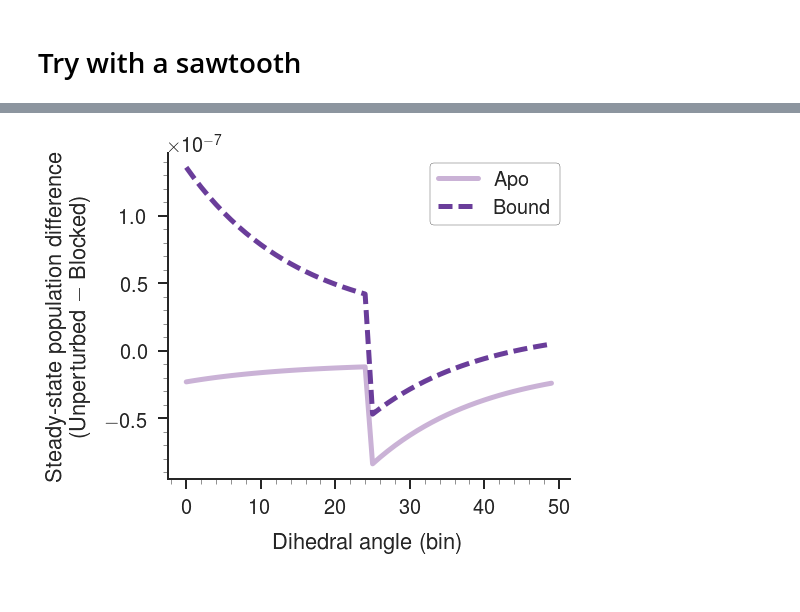
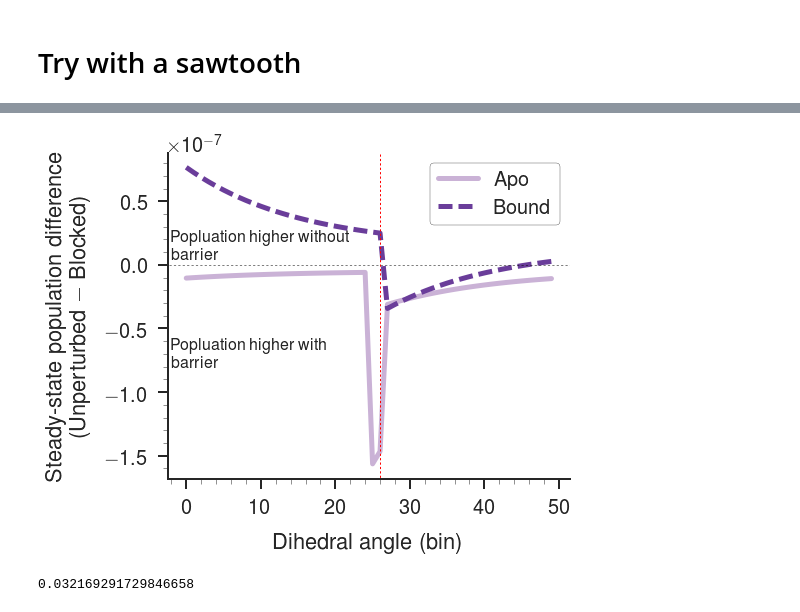
Before and after one commit to slochower/nonequilibrium-master, a Jupyter notebook: notebooks/force-on-barrier/force-on-barrier.ipynb, the cells around one changed output, grey strips where cells are left out. Cells and saved outputs as stored; diff of their text form; code cells hidden in the pictures.

```diff
--- a/notebooks/force-on-barrier/force-on-barrier.ipynb
+++ b/notebooks/force-on-barrier/force-on-barrier.ipynb
@@ -242,7 +240,7 @@ blocked.catalytic_rate = 312.0  # per second
 blocked.cSubstrate = 10**0
 
 blocked.barrier = True
-blocked.barrier_bin = 24
+blocked.barrier_bin = 26
 
 blocked.simulate(user_energies=True)
 # %%
@@ -323,17 +329,26 @@ paper_plot(fig)
 # %%
 cmap = sns.color_palette("Paired", 10)
 fig = plt.figure(figsize=(1 * 6 * 1.2, 6))
 grid = GridSpec(1, 1, wspace=0.2, hspace=0.2)
 ax1 = plt.subplot(grid[0, 0])
 
 ax1.plot(this.ss[0:this.bins] - blocked.ss[0:this.bins], color=this.unbound_clr, label='Apo')
 ax1.plot(this.ss[this.bins:2*this.bins] - blocked.ss[this.bins:2*this.bins],
          color=this.bound_clr, ls='--', label='Bound')
 
 ax1.set_xlabel('Dihedral angle (bin)')
 ax1.set_ylabel('Steady-state population difference\n(Unperturbed $-$ Blocked)')
 ax1.legend(frameon=True, loc=0, framealpha=1.0, edgecolor='k')
 
+ax1.axhline(0, -10, 100, c='k', ls=':', lw=0.5)
+ax1.annotate('Popluation higher without \nbarrier', xy=(-2, 0.05*10**-7), xycoords='data', fontsize=16)
+ax1.annotate('Popluation higher with \nbarrier', xy=(-2, -0.8*10**-7), xycoords='data', fontsize=16)
+ax1.axvline(26, -1, 1, c='r', ls=':', lw=1)
+
 paper_plot(fig)
 # %% [output]
-[figure, old version]
+[figure, new version]
+# %%
+this.ss[25] - this.ss[24]
+# %% [output]
+0.032169291729846658
```
Also changed, not shown: parts of 4 cells of this notebook, 2 other files.
